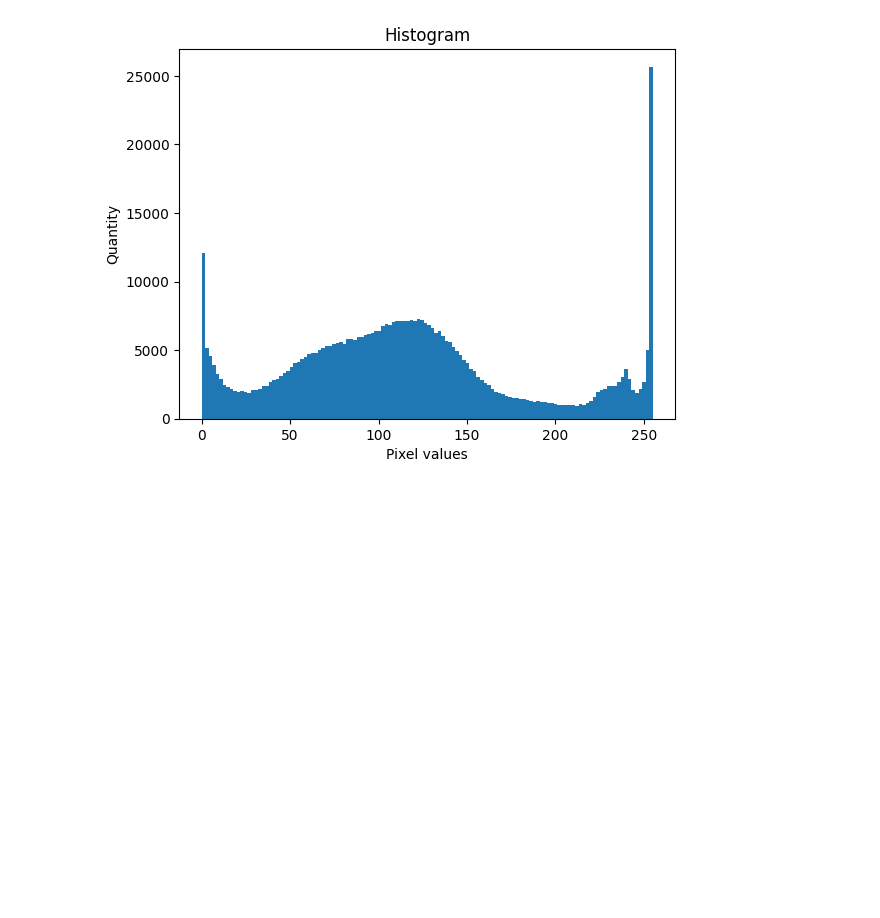
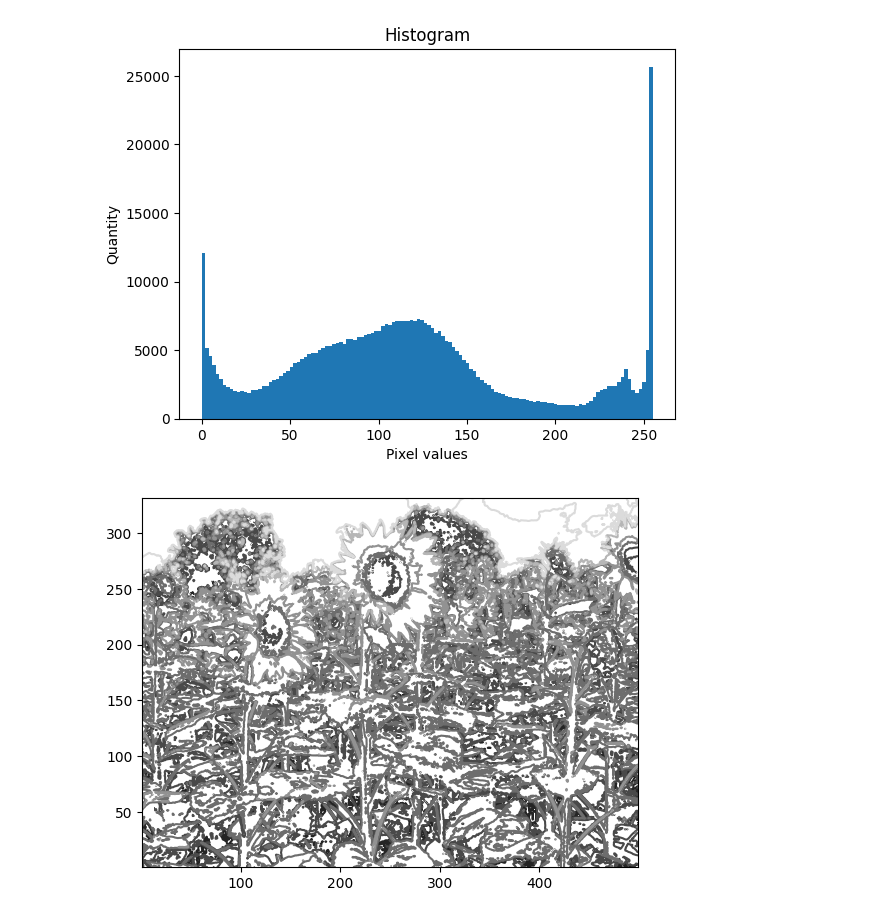
Before and after one commit to dandev947366/computer-vision, a Jupyter notebook: 09.ipynb, the cells around one changed output. Cells and saved outputs as stored; diff of their text form; code cells hidden in the pictures; blank space fills up the shorter version.

Commit message:
add contour

```diff
--- a/09.ipynb
+++ b/09.ipynb
@@ -51,3 +51,10 @@ plt.ylabel('Quantity')
 # %% [output]
 Text(0, 0.5, 'Quantity')
 [figure]
+# %%
+plt.figure()
+plt.gray()
+plt.contour(im_gray, origin="image")
+plt.show()
+# %% [output]
+[figure, added]
```
Also changed, not shown: parts of 1 cell of this notebook.
